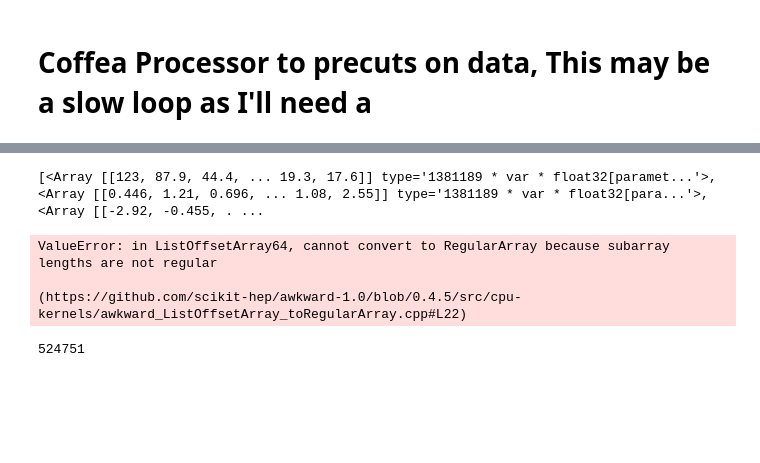
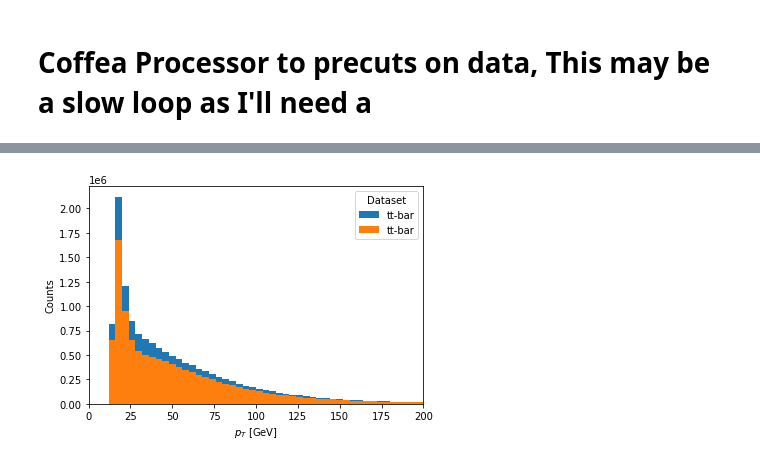
Before and after one commit to zshelton2015/Top_Tag_Repo, a Jupyter notebook: M3_Reconstruction.ipynb, the cells around one changed output, grey strips where cells are left out. Cells and saved outputs as stored; diff of their text form; code cells hidden in the pictures; blank space fills up the shorter version.

```diff
--- a/M3_Reconstruction.ipynb
+++ b/M3_Reconstruction.ipynb
@@ -307,3 +273,17 @@ class MuonSelector(processor.ProcessorABC):
+# %%
+import coffea.hist as hist
+import matplotlib.pyplot as plt
+hist.plot1d(outputData['pre-cuts_pt'],overlay='dataset',stack=True)
+hist.plot1d(outputData['post-cuts_pt'],overlay='dataset',stack=True)
+data_err_opts = {
+    'linestyle':'none',
+    'marker': '.',
+    'markersize': 10.,
+    'color':'k',
+    'elinewidth': 1,
+}
+# %% [output]
+[figure, added]
 # %%
 import keras
 import math
@@ -311,19 +291,5 @@ import tensorflow as tf
 # %%
 ML_events = events[jetlepselmask]
 comb= ak.combinations(events.Jet,n=3,axis=1,fields=['j1','j2','j3'])
-# %%
-val=[ML_events.Jet.pt,ML_events.Jet.eta,ML_events.Jet.phi,ML_events.Jet.mass,ML_events.GenJet]
-print(val)
-ak.to_numpy(ML_events.Jet.pt[])
-# %% [output]
-[<Array [[123, 87.9, 44.4, ... 19.3, 17.6]] type='1381189 * var * float32[paramet...'>, <Array [[0.446, 1.21, 0.696, ... 1.08, 2.55]] type='1381189 * var * float32[para...'>, <Array [[-2.92, -0.455, . ...
-ValueError: in ListOffsetArray64, cannot convert to RegularArray because subarray lengths are not regular
-
-(https://github.com/scikit-hep/awkward-1.0/blob/0.4.5/src/cpu-kernels/awkward_ListOffsetArray_toRegularArray.cpp#L22)
-# %%
-ML_events.GenJet.partonFlavour
-ak.count(ML_events.GenJet.partonFlavour[ML_events.GenJet.partonFlavour==1])
-# %% [output]
-524751
 # %%
 ML_predata=tf.ragged.constant((ML_events.Jet.pt))
```
Also changed, not shown: parts of 9 cells of this notebook.
